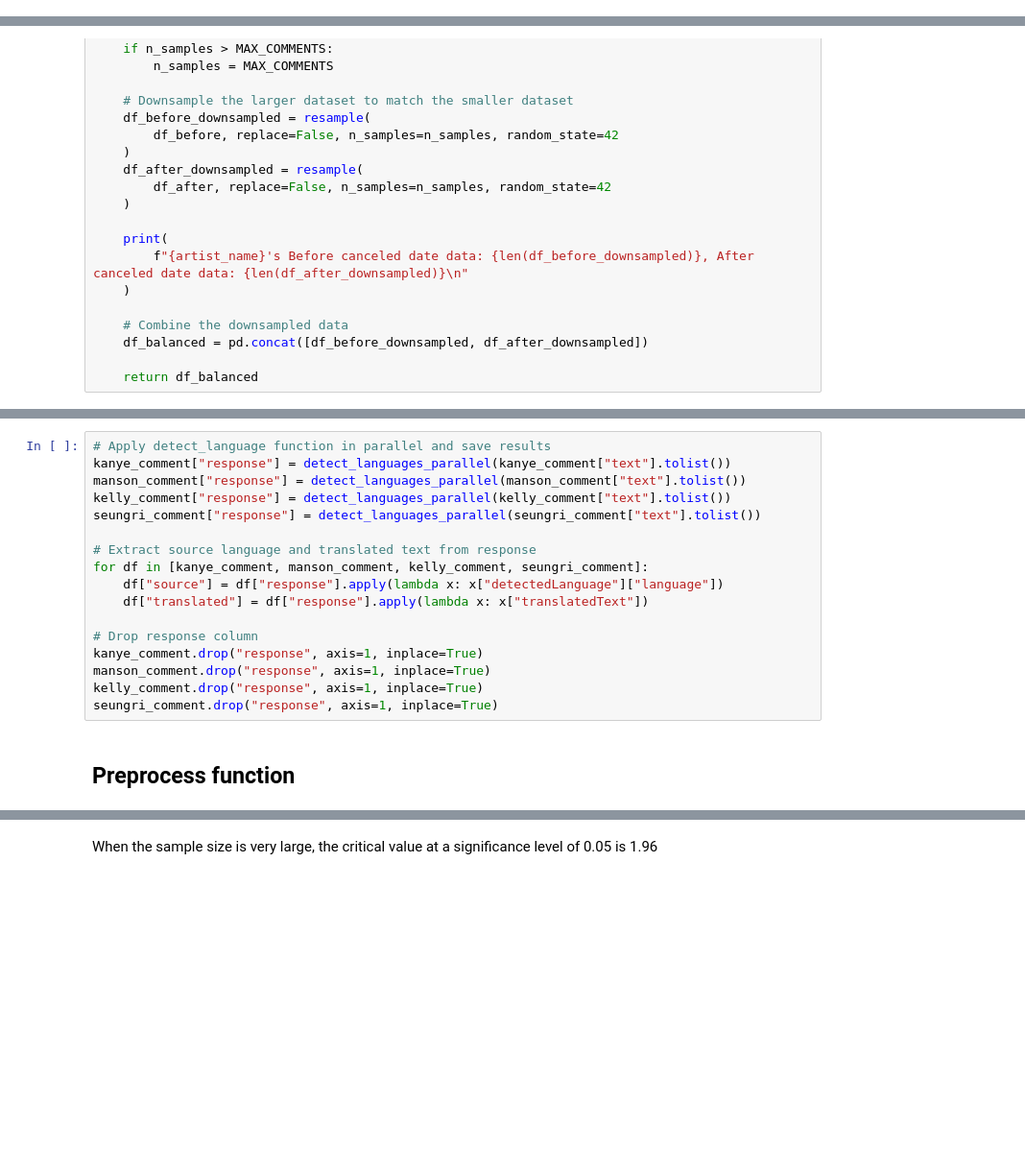
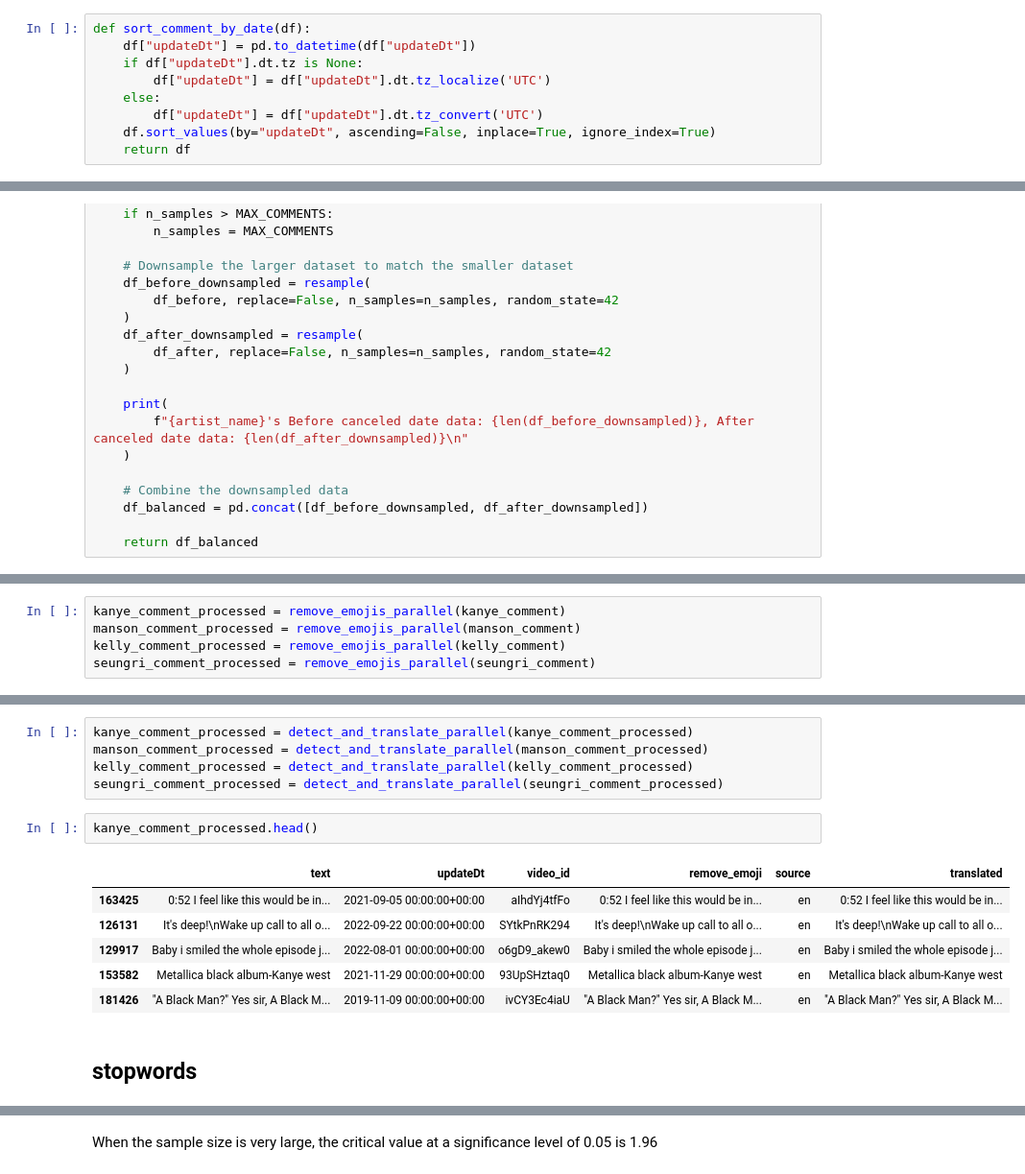
Before and after one commit to tuke307/cancel-culture-impact, a Jupyter notebook: src/analysis/comment_sentiment.ipynb, the cells around one changed output, grey strips where cells are left out. Shown at 96% size. Cells and saved outputs as stored; diff of their text form; blank space fills up the shorter version.

```diff
--- a/src/analysis/comment_sentiment.ipynb
+++ b/src/analysis/comment_sentiment.ipynb
@@ -65,3 +53,12 @@ seungri_comment = pd.read_csv(
+# %%
+def sort_comment_by_date(df):
+    df["updateDt"] = pd.to_datetime(df["updateDt"])
+    if df["updateDt"].dt.tz is None:
+        df["updateDt"] = df["updateDt"].dt.tz_localize('UTC')
+    else:
+        df["updateDt"] = df["updateDt"].dt.tz_convert('UTC')
+    df.sort_values(by="updateDt", ascending=False, inplace=True, ignore_index=True)
+    return df
 # %%
 kanye_comment = sort_comment_by_date(kanye_comment)
 manson_comment = sort_comment_by_date(manson_comment)
@@ -147,0 +151,5 @@ seungri's Before canceled date data: 3181, After canceled date data: 3181
+# %%
+kanye_comment_processed = remove_emojis_parallel(kanye_comment)
+manson_comment_processed = remove_emojis_parallel(manson_comment)
+kelly_comment_processed = remove_emojis_parallel(kelly_comment)
+seungri_comment_processed = remove_emojis_parallel(seungri_comment)
@@ -165,20 +208,17 @@ def detect_languages_parallel(titles):
 # %%
-# Apply detect_language function in parallel and save results
-kanye_comment["response"] = detect_languages_parallel(kanye_comment["text"].tolist())
-manson_comment["response"] = detect_languages_parallel(manson_comment["text"].tolist())
-kelly_comment["response"] = detect_languages_parallel(kelly_comment["text"].tolist())
-seungri_comment["response"] = detect_languages_parallel(seungri_comment["text"].tolist())
-
-# Extract source language and translated text from response
-for df in [kanye_comment, manson_comment, kelly_comment, seungri_comment]:
-    df["source"] = df["response"].apply(lambda x: x["detectedLanguage"]["language"])
-    df["translated"] = df["response"].apply(lambda x: x["translatedText"])
-
-# Drop response column
-kanye_comment.drop("response", axis=1, inplace=True)
-manson_comment.drop("response", axis=1, inplace=True)
-kelly_comment.drop("response", axis=1, inplace=True)
-seungri_comment.drop("response", axis=1, inplace=True)
+kanye_comment_processed = detect_and_translate_parallel(kanye_comment_processed)
+manson_comment_processed = detect_and_translate_parallel(manson_comment_processed)
+kelly_comment_processed = detect_and_translate_parallel(kelly_comment_processed)
+seungri_comment_processed = detect_and_translate_parallel(seungri_comment_processed)
+# %%
+kanye_comment_processed.head()
+# %% [output]
+|  | text | updateDt | video_id | remove_emoji | source | translated |
+| 163425 | 0:52 I feel like this would be in... | 2021-09-05 00:00:00+00:00 | aIhdYj4tfFo | 0:52 I feel like this would be in... | en | 0:52 I feel like this would be in... |
+| 126131 | It's deep!\nWake up call to all o... | 2022-09-22 00:00:00+00:00 | SYtkPnRK294 | It's deep!\nWake up call to all o... | en | It's deep!\nWake up call to all o... |
+| 129917 | Baby i smiled the whole episode j... | 2022-08-01 00:00:00+00:00 | o6gD9_akew0 | Baby i smiled the whole episode j... | en | Baby i smiled the whole episode j... |
+| 153582 | Metallica black album-Kanye west | 2021-11-29 00:00:00+00:00 | 93UpSHztaq0 | Metallica black album-Kanye west | en | Metallica black album-Kanye west |
+| 181426 | "A Black Man?" Yes sir, A Black M... | 2019-11-09 00:00:00+00:00 | ivCY3Ec4iaU | "A Black Man?" Yes sir, A Black M... | en | "A Black Man?" Yes sir, A Black M... |
 # %% [markdown]
-## Preprocess function
+## stopwords
 # %%
```
Also changed, not shown: parts of 40 cells of this notebook.
